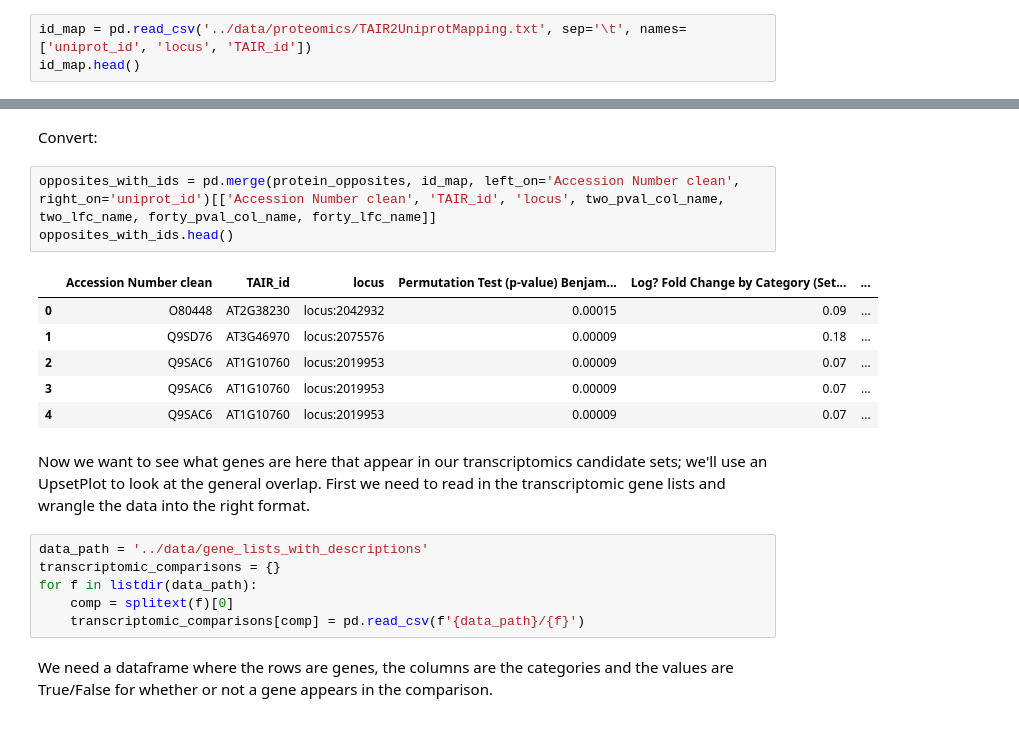
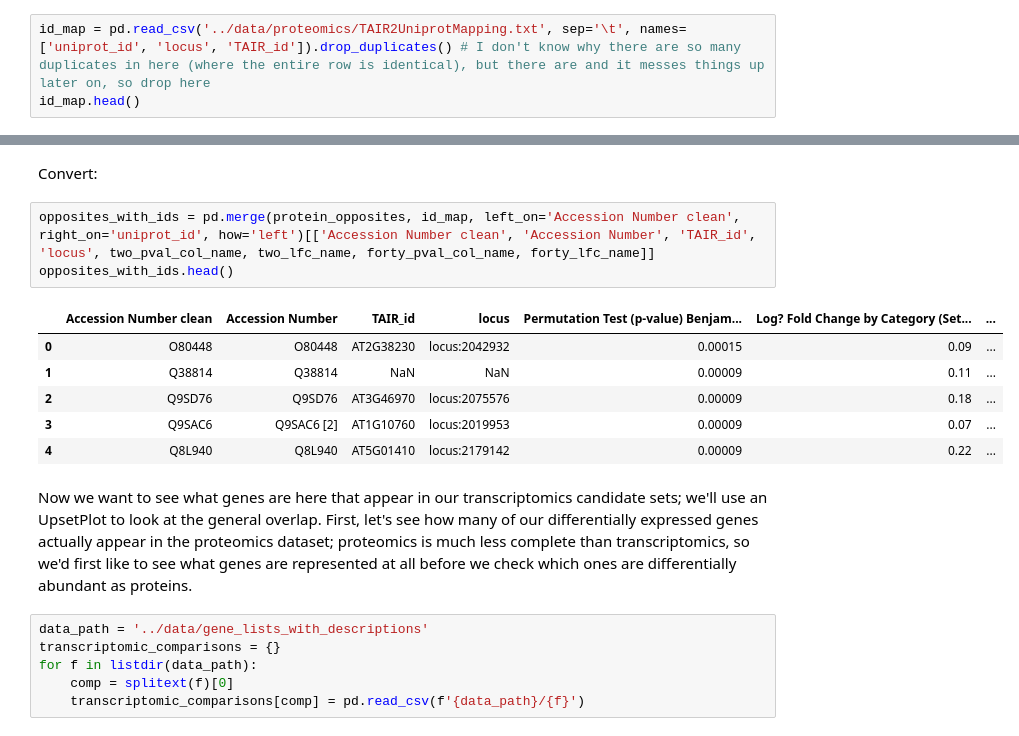
Before and after one commit to serenalotreck/photorespiration-omics, a Jupyter notebook: notebooks/proteomics_visualizations.ipynb, the cells around one changed output, grey strips where cells are left out. Cells and saved outputs as stored; diff of their text form.

```diff
--- a/notebooks/proteomics_visualizations.ipynb
+++ b/notebooks/proteomics_visualizations.ipynb
@@ -109,7 +119,7 @@ Only 21 proteins!
 ## Comparison to transcriptomic data
 We now want to see if any of these proteins overlap with the candidates we saw in our transcriptomic analysis. To do this, we want to map the protein ID's to the TAIR ID's for the associated genes. TAIR provides a conversion file, so let's read that in:
 # %%
-id_map = pd.read_csv('../data/proteomics/TAIR2UniprotMapping.txt', sep='\t', names=['uniprot_id', 'locus', 'TAIR_id'])
+id_map = pd.read_csv('../data/proteomics/TAIR2UniprotMapping.txt', sep='\t', names=['uniprot_id', 'locus', 'TAIR_id']).drop_duplicates() # I don't know why there are so many duplicates in here (where the entire row is identical), but there are and it messes things up later on, so drop here
 id_map.head()
 # %% [output]
 |  | uniprot_id | locus | TAIR_id |
@@ -125,22 +141,20 @@ protein_opposites.loc[:, "Accession Number clean"] = protein_opposites["Accessio
 # %% [markdown]
 Convert:
 # %%
-opposites_with_ids = pd.merge(protein_opposites, id_map, left_on='Accession Number clean', right_on='uniprot_id')[['Accession Number clean', 'TAIR_id', 'locus', two_pval_col_name, two_lfc_name, forty_pval_col_name, forty_lfc_name]]
+opposites_with_ids = pd.merge(protein_opposites, id_map, left_on='Accession Number clean', right_on='uniprot_id', how='left')[['Accession Number clean', 'Accession Number', 'TAIR_id', 'locus', two_pval_col_name, two_lfc_name, forty_pval_col_name, forty_lfc_name]]
 opposites_with_ids.head()
 # %% [output]
-|  | Accession Number clean | TAIR_id | locus | Permutation Test (p-value) Benjam... | Log? Fold Change by Category (Set... | ... |
-| 0 | O80448 | AT2G38230 | locus:2042932 | 0.00015 | 0.09 | ... |
-| 1 | Q9SD76 | AT3G46970 | locus:2075576 | 0.00009 | 0.18 | ... |
-| 2 | Q9SAC6 | AT1G10760 | locus:2019953 | 0.00009 | 0.07 | ... |
-| 3 | Q9SAC6 | AT1G10760 | locus:2019953 | 0.00009 | 0.07 | ... |
-| 4 | Q9SAC6 | AT1G10760 | locus:2019953 | 0.00009 | 0.07 | ... |
+|  | Accession Number clean | Accession Number | TAIR_id | locus | Permutation Test (p-value) Benjam... | Log? Fold Change by Category (Set... | ... |
+| 0 | O80448 | O80448 | AT2G38230 | locus:2042932 | 0.00015 | 0.09 | ... |
+| 1 | Q38814 | Q38814 | NaN | NaN | 0.00009 | 0.11 | ... |
+| 2 | Q9SD76 | Q9SD76 | AT3G46970 | locus:2075576 | 0.00009 | 0.18 | ... |
+| 3 | Q9SAC6 | Q9SAC6 [2] | AT1G10760 | locus:2019953 | 0.00009 | 0.07 | ... |
+| 4 | Q8L940 | Q8L940 | AT5G01410 | locus:2179142 | 0.00009 | 0.22 | ... |
 # %% [markdown]
-Now we want to see what genes are here that appear in our transcriptomics candidate sets; we'll use an UpsetPlot to look at the general overlap. First we need to read in the transcriptomic gene lists and wrangle the data into the right format.
+Now we want to see what genes are here that appear in our transcriptomics candidate sets; we'll use an UpsetPlot to look at the general overlap. First, let's see how many of our differentially expressed genes actually appear in the proteomics dataset; proteomics is much less complete than transcriptomics, so we'd first like to see what genes are represented at all before we check which ones are differentially abundant as proteins.
 # %%
 data_path = '../data/gene_lists_with_descriptions'
 transcriptomic_comparisons = {}
 for f in listdir(data_path):
     comp = splitext(f)[0]
     transcriptomic_comparisons[comp] = pd.read_csv(f'{data_path}/{f}')
-# %% [markdown]
-We need a dataframe where the rows are genes, the columns are the categories and the values are True/False for whether or not a gene appears in the comparison.
```
Also changed, not shown: parts of 22 cells of this notebook, 2 other files.
